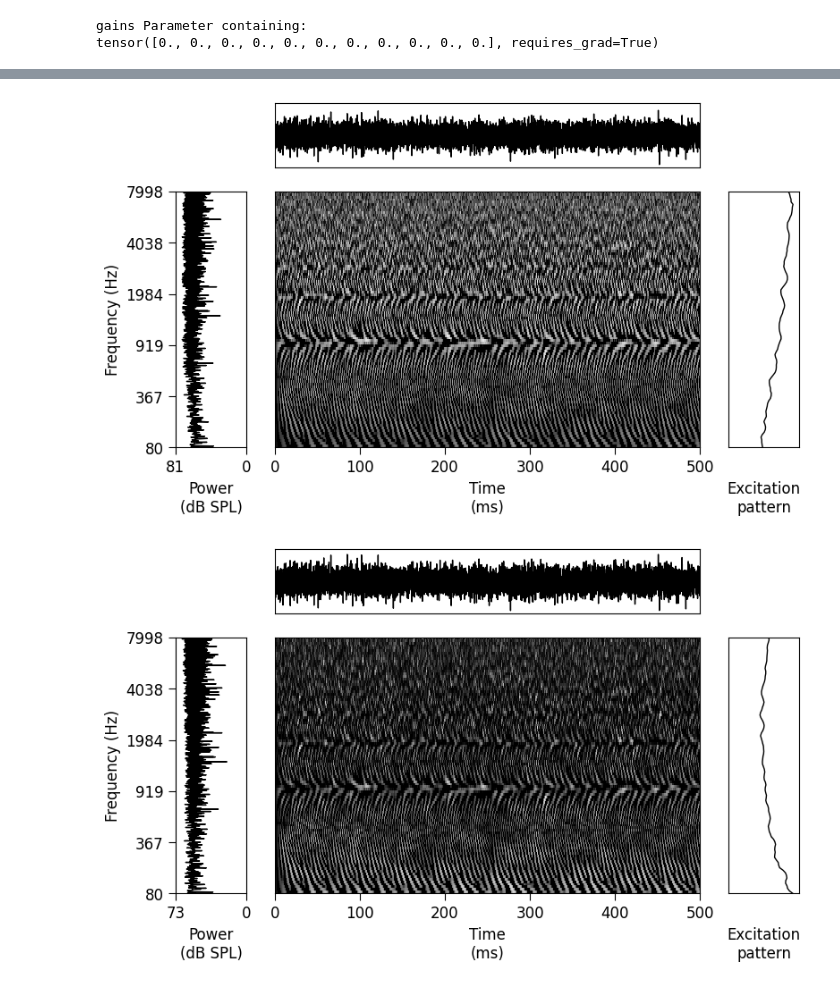
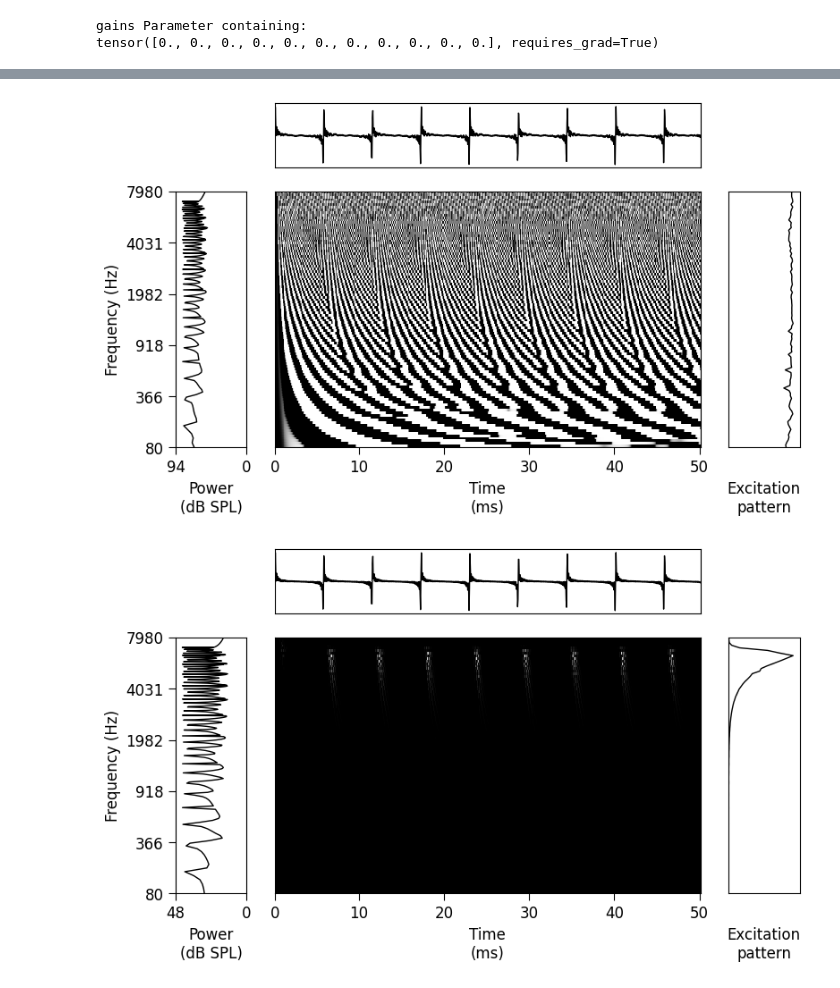
Before and after one commit to msaddler/auditory_model_tutorial, a Jupyter notebook: DEV.ipynb, the cells around one changed output, grey strips where cells are left out. Cells and saved outputs as stored; diff of their text form; code cells hidden in the pictures.

```diff
--- a/DEV.ipynb
+++ b/DEV.ipynb
@@ -154,6 +154,7 @@ plt.show()
 [figure]
 # %%
 importlib.reload(utils)
+importlib.reload(modules)
 
 class CochlearModel(torch.nn.Module):
     def __init__(
@@ -163,6 +164,7 @@ class CochlearModel(torch.nn.Module):
         cfs=utils.erbspace(8e1, 16e3, 100),
         fir_dur=0.05,
         compression_power=0.3,
+        threshold=12.0,
         bw_mult=1.0,
     ):
         """
@@ -194,10 +196,9 @@ class CochlearModel(torch.nn.Module):
             dtype=torch.float32,
             bw_mult=bw_mult,
         )
-        # self.compression_power = torch.as_tensor(compression_power, dtype=torch.float32)
-        self.register_buffer(
-            "compression_power",
-            torch.as_tensor(compression_power, dtype=torch.float32),
+        self.rate_level_function = modules.SigmoidRateLevelFunction(
+            compression_power=compression_power,
+            threshold=threshold,
         )
         self.ihc_lowpass_filter = modules.IHCLowpassFilter(
             sr_input=sr_input,
@@ -223,12 +224,7 @@ class CochlearModel(torch.nn.Module):
         """
         x = self.cochlear_filterbank(x)
         x = torch.nn.functional.relu(x)
-        # x = torch.pow(x, self.compression_power.view(-1, 1))
-        x = modules.GradientClippedPower.apply(
-            x,
-            self.compression_power.view(-1, 1),
-            1.0,
-        )
+        x = self.rate_level_function(x)
         x = self.ihc_lowpass_filter(x)
         x = torch.nn.functional.relu(x)
         return x
@@ -248,11 +244,11 @@ cochlear_model = CochlearModel(
 x = utils.harmonic_complex_tone(
     sr=cochlear_model.sr_input,
     dur=0.05,
-    f0=200,
+    f0=220,
     phase="sine",
     harmonics=np.arange(1, 31, 1),
-    amplitudes=0.2,
 )
+x = utils.set_dbspl(x, 60)
 x_tensor = torch.as_tensor(x, device=device).float().unsqueeze(0)
 x_nervegram_tensor = cochlear_model(x_tensor).squeeze(0)
 x_nervegram = x_nervegram_tensor.detach().cpu().numpy()
@@ -335,7 +331,9 @@ healthy_cochlear_model = CochlearModel(
 impaired_cochlear_model = CochlearModel(
     sr_input=sr,
     cfs=cfs,
-    compression_power=np.linspace(0.3, 1.0, 100),
+    compression_power=1.0,
+    # threshold=40.0,
+    # compression_power=np.linspace(0.3, 1.0, 100),
     bw_mult=1.0,
 ).to(device)
 
@@ -417,15 +416,15 @@ ipd.display(ipd.Audio(rate=sr, data=y[0].detach().cpu().numpy()))
 [interactive output not drawn]
 [interactive output not drawn]
 # %%
-# x = utils.harmonic_complex_tone(
-#     sr=sr,
-#     dur=0.05,
-#     f0=175,
-#     phase="sine",
-#     harmonics=np.arange(1, 41),
-# )
-x = np.random.randn(10000)
-# x = utils.set_dbspl(x, 60.0)
+x = utils.harmonic_complex_tone(
+    sr=sr,
+    dur=0.05,
+    f0=175,
+    phase="sine",
+    harmonics=np.arange(1, 41),
+)
+# x = np.random.randn(10000)
+x = utils.set_dbspl(x, 60.0)
 x = torch.as_tensor(x[None, ...], dtype=torch.float32)
 x_aided = hearing_aid(x)
 
@@ -469,2 +468,2 @@ plt.show()
-[figure, old version]
+[figure, new version]
-[figure, old version]
+[figure, new version]
```
Also changed, not shown: parts of 5 cells of this notebook, 1 other file.
